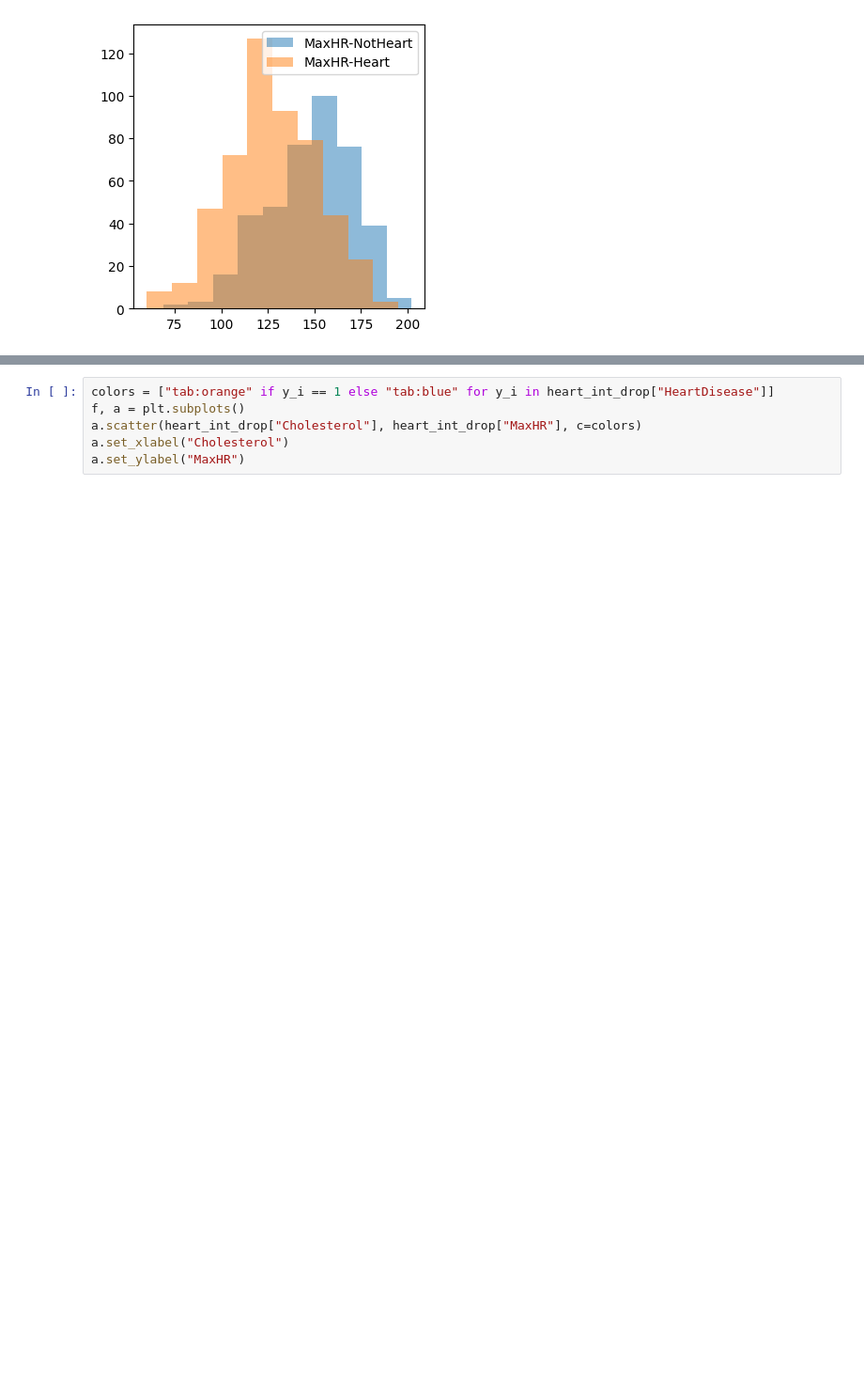
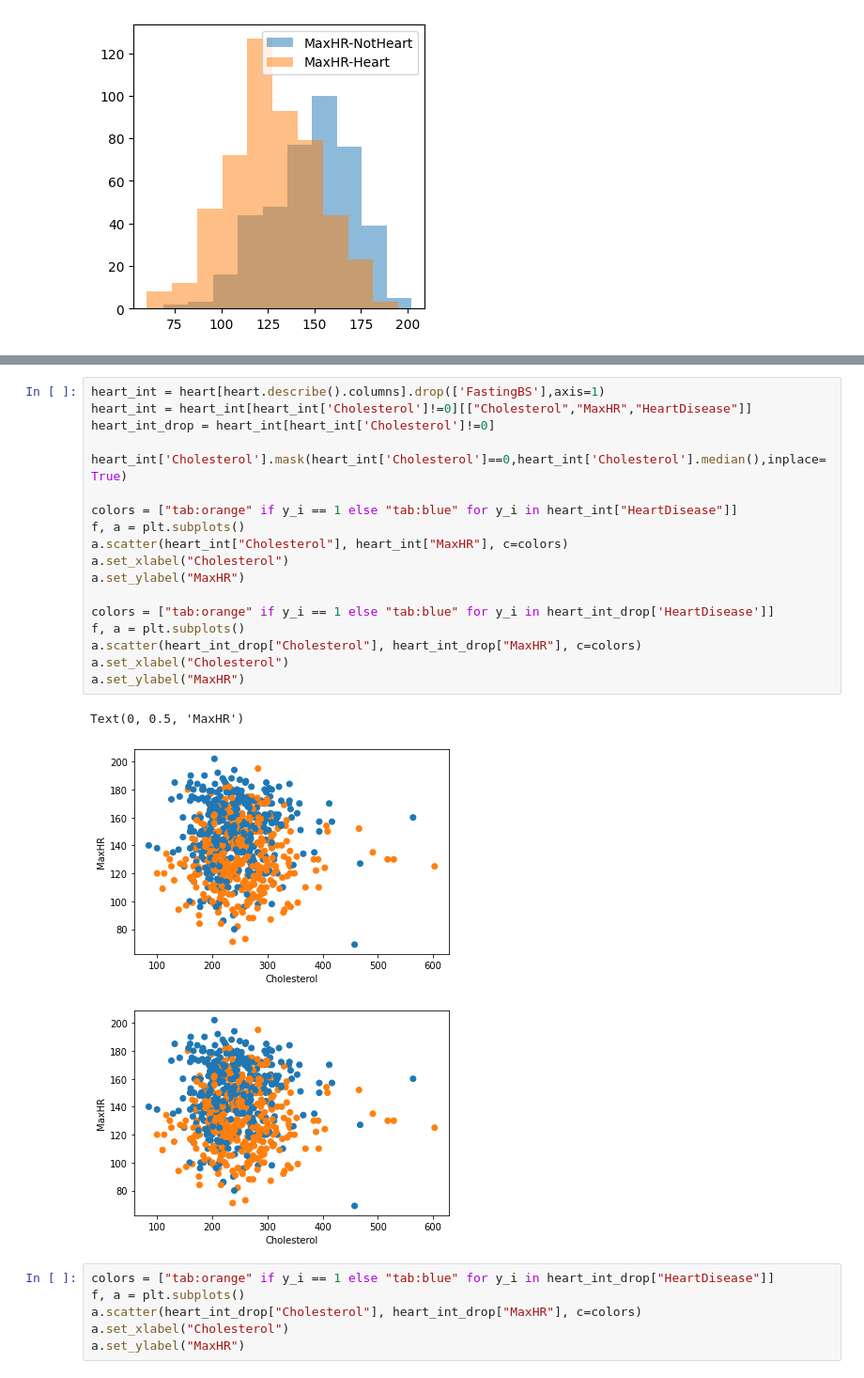
Before and after one commit to clinton0313/GP-Classification-Project, a Jupyter notebook: exploration.ipynb, the cells around one changed output, grey strips where cells are left out. Shown at 94% size. Cells and saved outputs as stored; diff of their text form; blank space fills up the shorter version.

```diff
--- a/exploration.ipynb
+++ b/exploration.ipynb
@@ -413,3 +407,25 @@ Text(0, 0.5, 'MaxHR')
+# %%
+heart_int = heart[heart.describe().columns].drop(['FastingBS'],axis=1)
+heart_int = heart_int[heart_int['Cholesterol']!=0][["Cholesterol","MaxHR","HeartDisease"]]
+heart_int_drop = heart_int[heart_int['Cholesterol']!=0]
+
+heart_int['Cholesterol'].mask(heart_int['Cholesterol']==0,heart_int['Cholesterol'].median(),inplace=True)
+
+colors = ["tab:orange" if y_i == 1 else "tab:blue" for y_i in heart_int["HeartDisease"]]
+f, a = plt.subplots()
+a.scatter(heart_int["Cholesterol"], heart_int["MaxHR"], c=colors)
+a.set_xlabel("Cholesterol")
+a.set_ylabel("MaxHR")
+
+colors = ["tab:orange" if y_i == 1 else "tab:blue" for y_i in heart_int_drop['HeartDisease']]
+f, a = plt.subplots()
+a.scatter(heart_int_drop["Cholesterol"], heart_int_drop["MaxHR"], c=colors)
+a.set_xlabel("Cholesterol")
+a.set_ylabel("MaxHR")
+# %% [output]
+Text(0, 0.5, 'MaxHR')
+[figure, added]
+[figure, added]
 # %%
 colors = ["tab:orange" if y_i == 1 else "tab:blue" for y_i in heart_int_drop["HeartDisease"]]
 f, a = plt.subplots()
```
Also changed, not shown: parts of 2 cells of this notebook.
